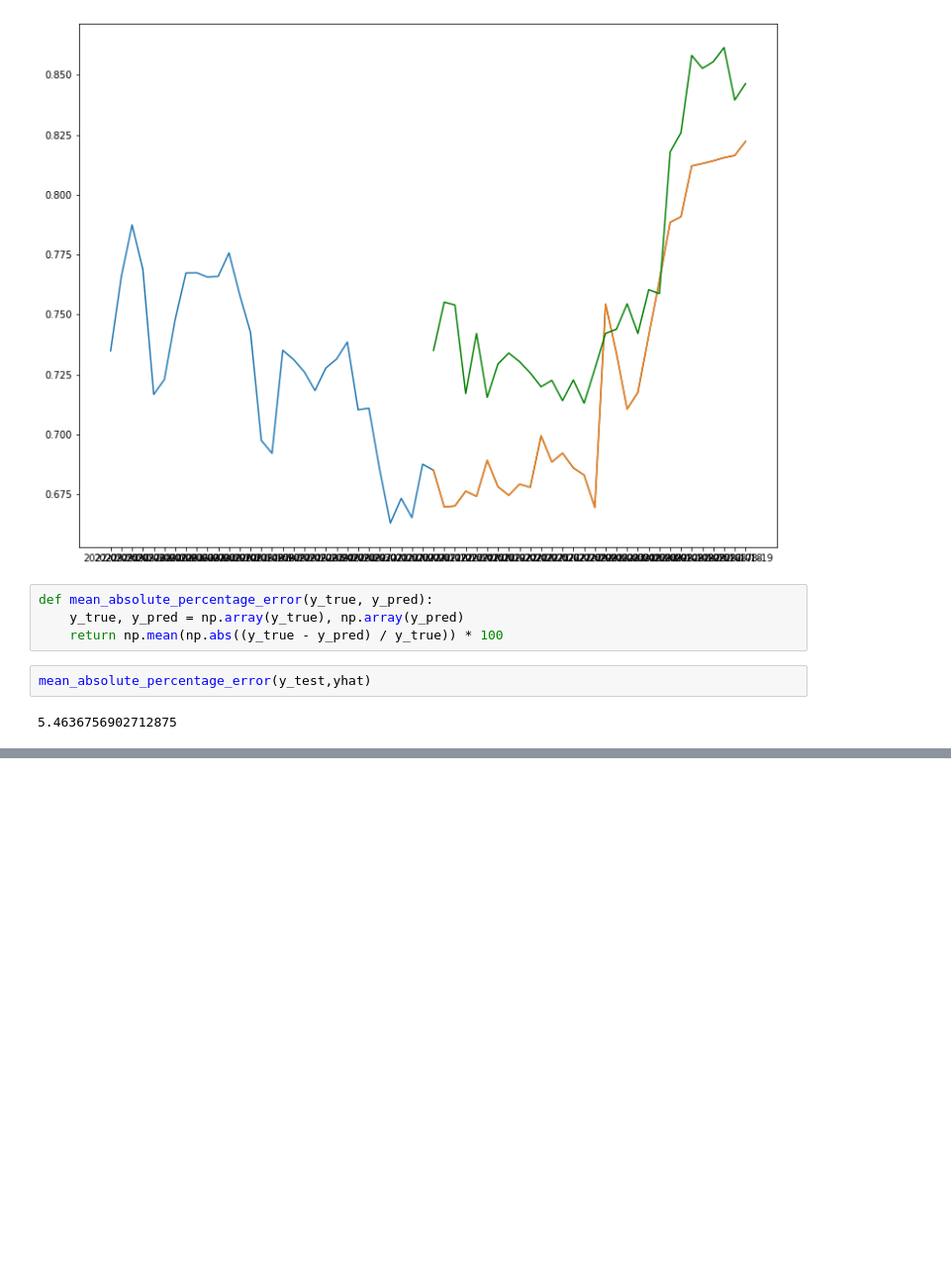
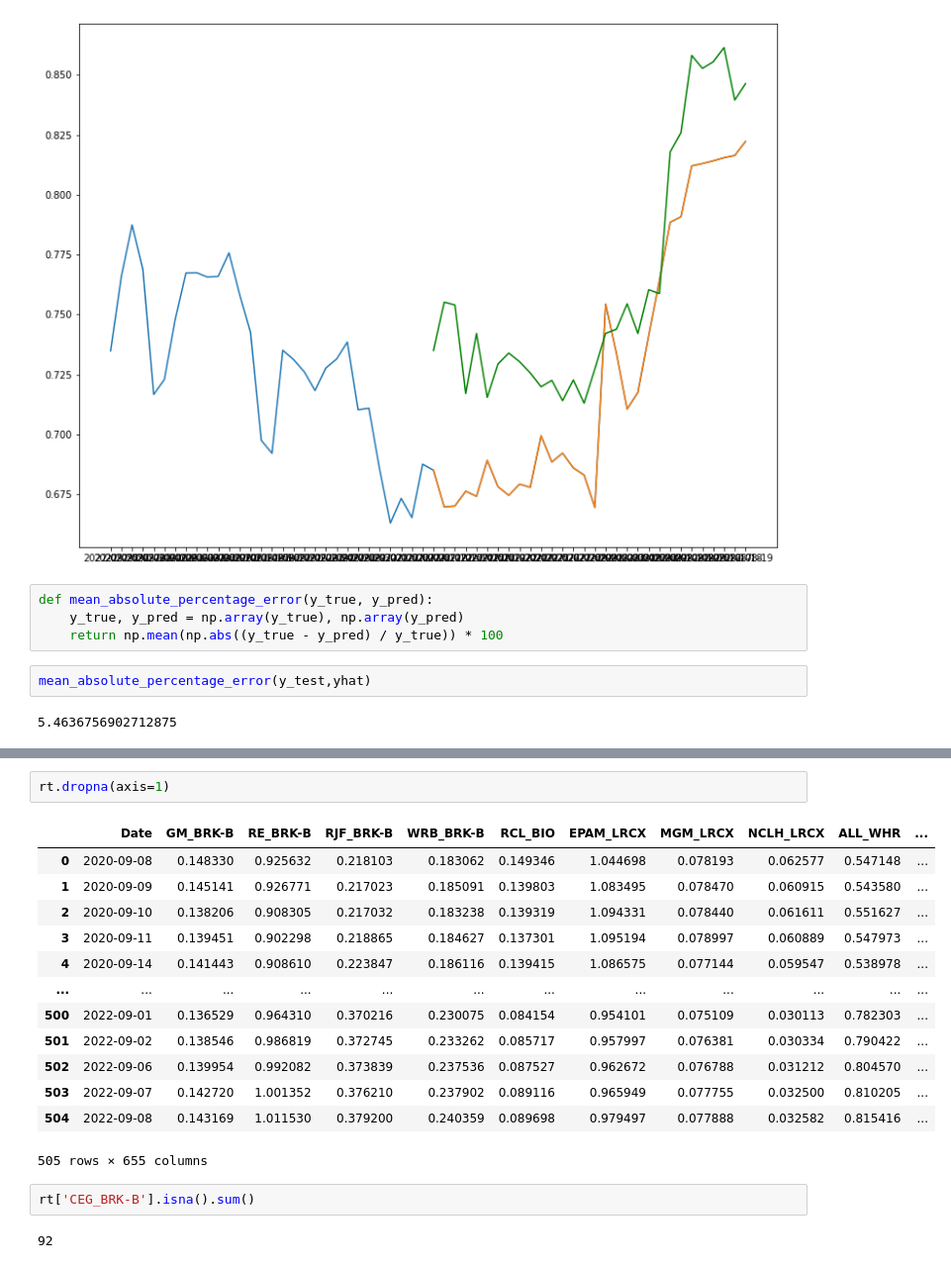
Before and after one commit to greengamma/long-short-trade-ideas-generator, a Jupyter notebook: notebooks/CNN_model.ipynb, the cells around one changed output, grey strips where cells are left out. Shown: that part at 99% size. Drawn from its saved outputs; the diff is of its cells as text; blank space fills up the shorter version.

```diff
--- a/notebooks/CNN_model.ipynb
+++ b/notebooks/CNN_model.ipynb
@@ -125,0 +194,20 @@ mean_absolute_percentage_error(y_test,yhat)
+# %%
+rt.dropna(axis=1)
+# %% [output]
+|  | Date | GM_BRK-B | RE_BRK-B | RJF_BRK-B | WRB_BRK-B | RCL_BIO | EPAM_LRCX | MGM_LRCX | NCLH_LRCX | ALL_WHR | ... |
+| 0 | 2020-09-08 | 0.148330 | 0.925632 | 0.218103 | 0.183062 | 0.149346 | 1.044698 | 0.078193 | 0.062577 | 0.547148 | ... |
+| 1 | 2020-09-09 | 0.145141 | 0.926771 | 0.217023 | 0.185091 | 0.139803 | 1.083495 | 0.078470 | 0.060915 | 0.543580 | ... |
+| 2 | 2020-09-10 | 0.138206 | 0.908305 | 0.217032 | 0.183238 | 0.139319 | 1.094331 | 0.078440 | 0.061611 | 0.551627 | ... |
+| 3 | 2020-09-11 | 0.139451 | 0.902298 | 0.218865 | 0.184627 | 0.137301 | 1.095194 | 0.078997 | 0.060889 | 0.547973 | ... |
+| 4 | 2020-09-14 | 0.141443 | 0.908610 | 0.223847 | 0.186116 | 0.139415 | 1.086575 | 0.077144 | 0.059547 | 0.538978 | ... |
+| ... | ... | ... | ... | ... | ... | ... | ... | ... | ... | ... | ... |
+| 500 | 2022-09-01 | 0.136529 | 0.964310 | 0.370216 | 0.230075 | 0.084154 | 0.954101 | 0.075109 | 0.030113 | 0.782303 | ... |
+| 501 | 2022-09-02 | 0.138546 | 0.986819 | 0.372745 | 0.233262 | 0.085717 | 0.957997 | 0.076381 | 0.030334 | 0.790422 | ... |
+| 502 | 2022-09-06 | 0.139954 | 0.992082 | 0.373839 | 0.237536 | 0.087527 | 0.962672 | 0.076788 | 0.031212 | 0.804570 | ... |
+| 503 | 2022-09-07 | 0.142720 | 1.001352 | 0.376210 | 0.237902 | 0.089116 | 0.965949 | 0.077755 | 0.032500 | 0.810205 | ... |
+| 504 | 2022-09-08 | 0.143169 | 1.011530 | 0.379200 | 0.240359 | 0.089698 | 0.979497 | 0.077888 | 0.032582 | 0.815416 | ... |
+505 rows × 655 columns
+# %%
+rt['CEG_BRK-B'].isna().sum()
+# %% [output]
+92
```
Also changed, not shown: parts of 12 cells of this notebook, 5 other files.
